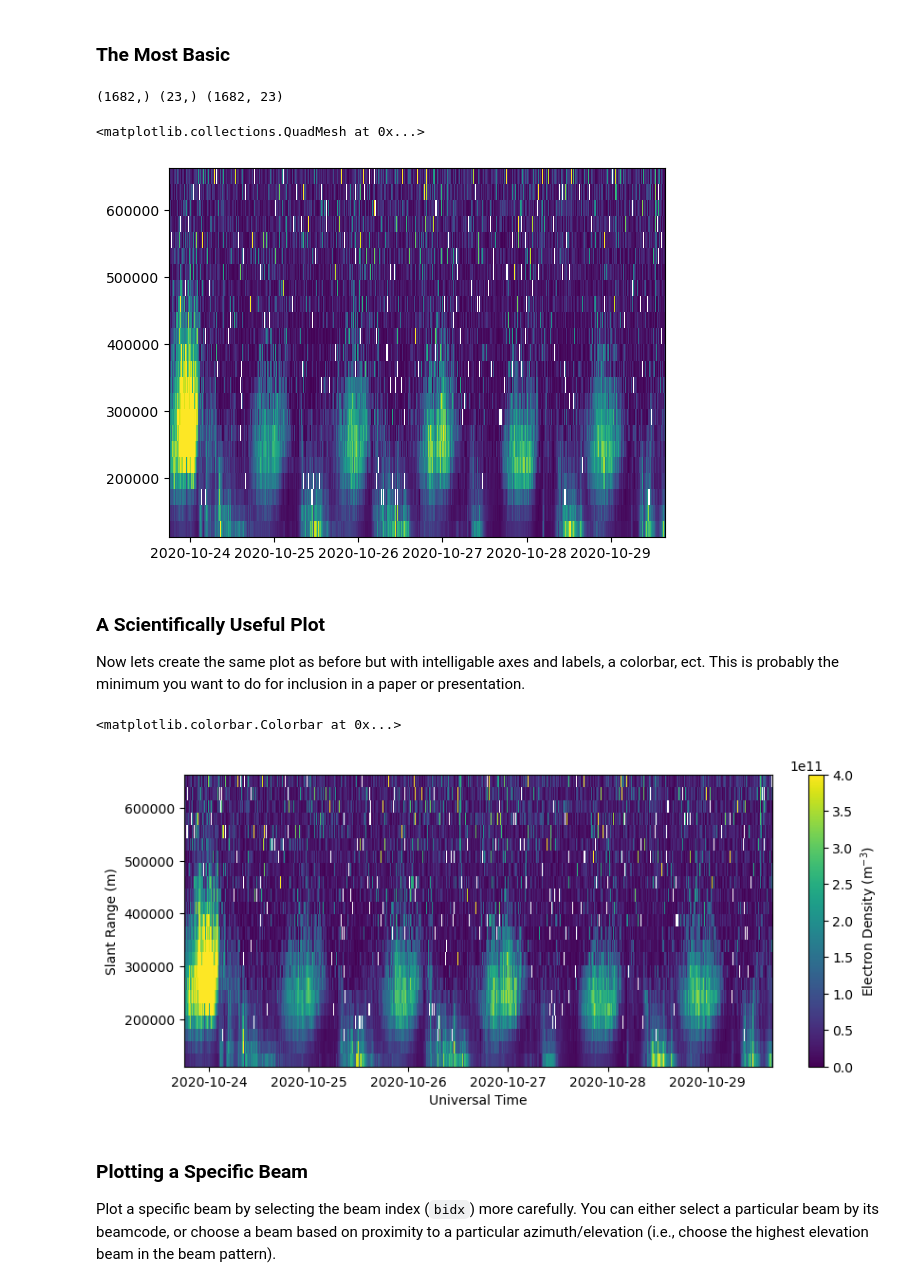
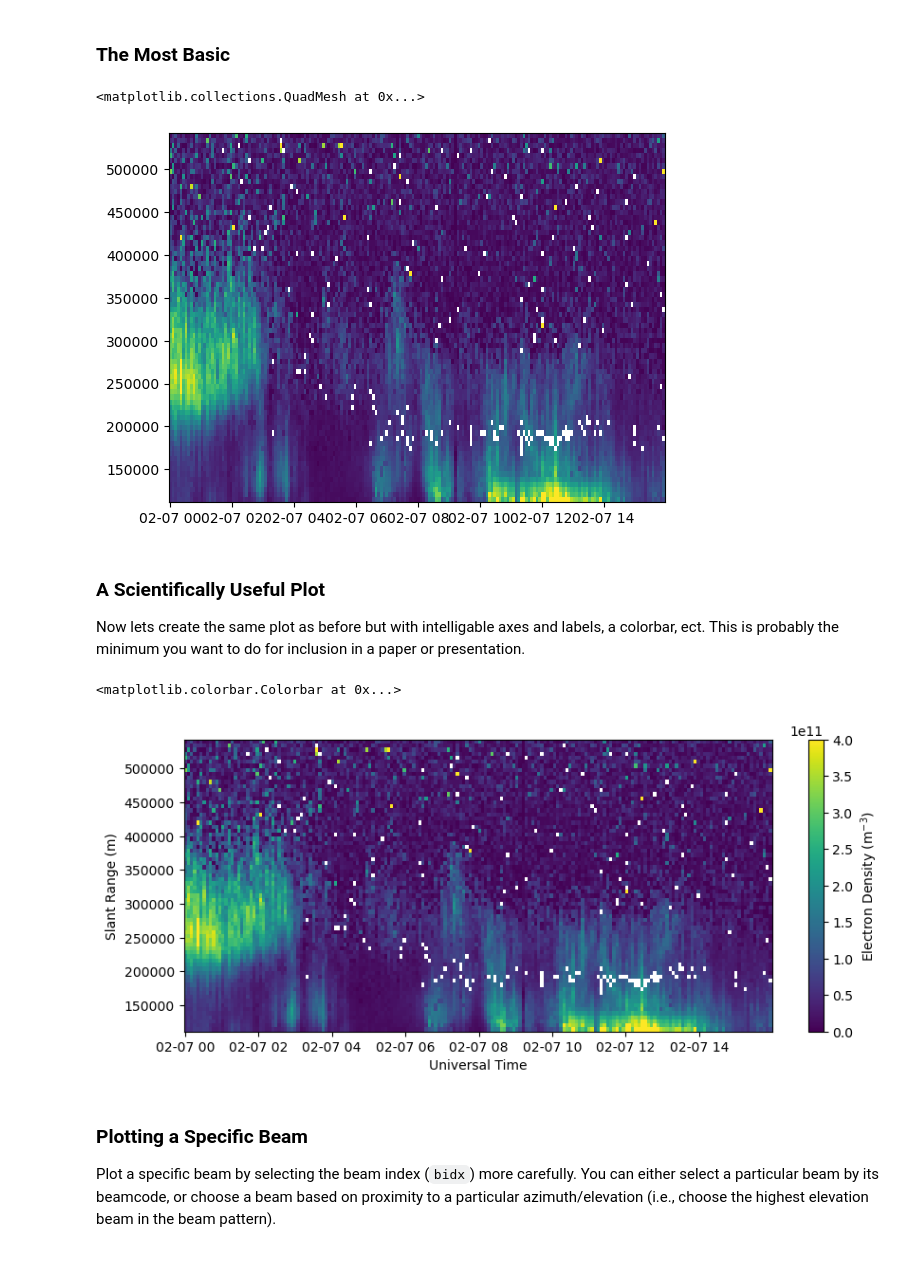
Before and after one commit to amisr/amisr_user_manual, a Jupyter notebook: plotting.ipynb, the cells around one changed output. Drawn from its saved outputs; the diff is of its cells as text; code cells hidden in the pictures.

```diff
--- a/plotting.ipynb
+++ b/plotting.ipynb
@@ -6,7 +6,7 @@ import h5py
 import numpy as np
 import matplotlib.pyplot as plt
 # %%
-filename = '/Users/e30737/Desktop/Data/AMISR/PFISR/2020/20201023.003_lp_5min-fitcal.h5'
+filename = 'data/20200207.001_lp_5min-fitcal.h5'
 # %% [markdown]
 ## RTI Plot
 Range-Time-Intensity (RTI) plots are a common way to look at how profiles of a parameter change in time.
@@ -15,17 +15,16 @@ Range-Time-Intensity (RTI) plots are a common way to look at how profiles of a p
 # %%
 with h5py.File(filename, 'r') as h5:
     bidx = 0
     rng = h5['FittedParams/Range'][bidx,:]
     ne = h5['FittedParams/Ne'][:,bidx,:]
     utime = h5['Time/UnixTime'][:,0]
 
 time = utime.astype('datetime64[s]')
 
-plt.pcolormesh(time, rng, ne.T, vmin=0., vmax=4.e11)
+plt.pcolormesh(time, rng[np.isfinite(rng)], ne[:,np.isfinite(rng)].T, vmin=0., vmax=4.e11)
 # %% [output]
-(1682,) (23,) (1682, 23)
+<matplotlib.collections.QuadMesh at 0x...>
-<matplotlib.collections.QuadMesh at 0x...>
-[figure, old version]
+[figure, new version]
 # %% [markdown]
 ### A Scientifically Useful Plot
 Now lets create the same plot as before but with intelligable axes and labels, a colorbar, ect.  This is probably the minimum you want to do for inclusion in a paper or presentation.
@@ -40,13 +39,13 @@ time = utime.astype('datetime64[s]')
 
 fig = plt.figure(figsize=(10,4))
 ax = fig.add_subplot(111)
-c = ax.pcolormesh(time, rng, ne.T, vmin=0., vmax=4.e11)
+c = ax.pcolormesh(time, rng[np.isfinite(rng)], ne[:,np.isfinite(rng)].T, vmin=0., vmax=4.e11)
 ax.set_xlabel('Universal Time')
 ax.set_ylabel('Slant Range (m)')
 fig.colorbar(c, label=r'Electron Density (m$^{-3}$)')
 # %% [output]
 <matplotlib.colorbar.Colorbar at 0x...>
-[figure, old version]
+[figure, new version]
 # %% [markdown]
 ### Plotting a Specific Beam
 Plot a specific beam by selecting the beam index (`bidx`) more carefully.  You can either select a particular beam by its beamcode, or choose a beam based on proximity to a particular azimuth/elevation (i.e., choose the highest elevation beam in the beam pattern).
```
Also changed, not shown: parts of 4 cells of this notebook, 5 other files.
